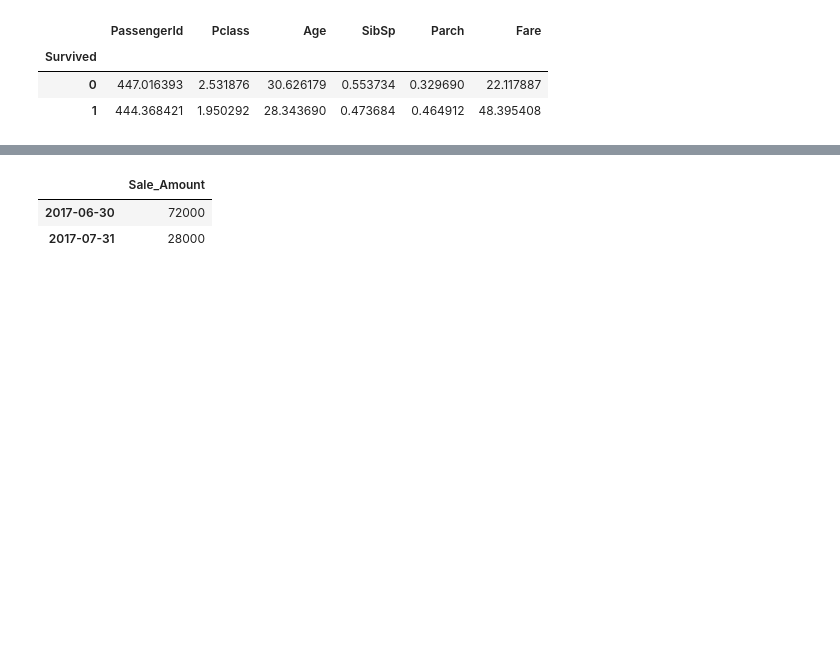
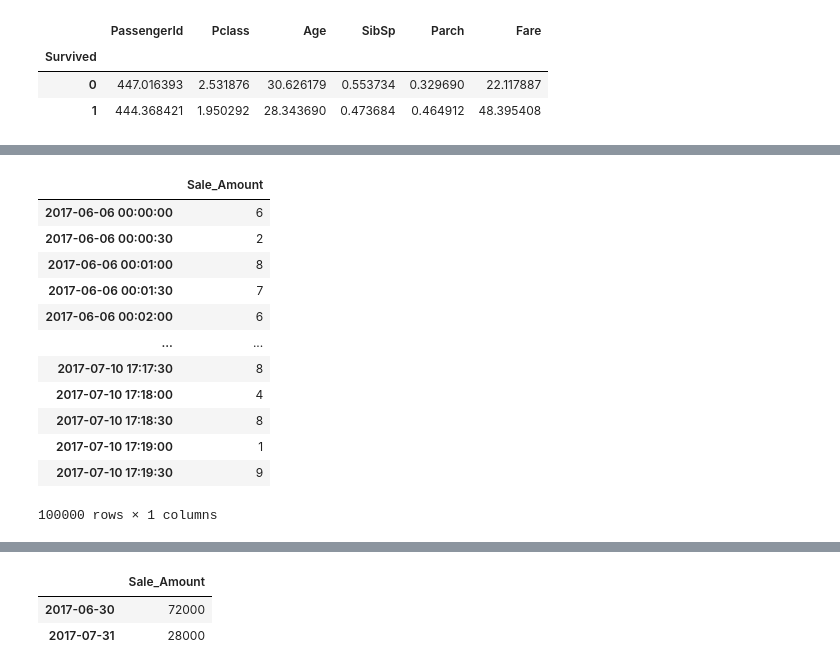
Before and after one commit to A12A34/11AI-SEM2, a Jupyter notebook: school/ML/Final revision/ML202_Data_Wrangling_(Pt_3).ipynb, the cells around one changed output, grey strips where cells are left out. Cells and saved outputs as stored; diff of their text form; code cells hidden in the pictures; blank space fills up the shorter version.

```diff
--- a/school/ML/Final revision/ML202_Data_Wrangling_(Pt_3).ipynb
+++ b/school/ML/Final revision/ML202_Data_Wrangling_(Pt_3).ipynb
@@ -44,7 +73,22 @@ df1 = pd.DataFrame(index = time_index)
 # %%
 # Creating a column of random values
 
 df1['Sale_Amount'] = np.random.randint(1, 10, 100000)
+df1
+# %% [output]
+|  | Sale_Amount |
+| 2017-06-06 00:00:00 | 6 |
+| 2017-06-06 00:00:30 | 2 |
+| 2017-06-06 00:01:00 | 8 |
+| 2017-06-06 00:01:30 | 7 |
+| 2017-06-06 00:02:00 | 6 |
+| ... | ... |
+| 2017-07-10 17:17:30 | 8 |
+| 2017-07-10 17:18:00 | 4 |
+| 2017-07-10 17:18:30 | 8 |
+| 2017-07-10 17:19:00 | 1 |
+| 2017-07-10 17:19:30 | 9 |
+100000 rows × 1 columns
 # %%
 # Grouping rows by week, calculating sum per week
 
```
Also changed, not shown: parts of 7 cells of this notebook.
